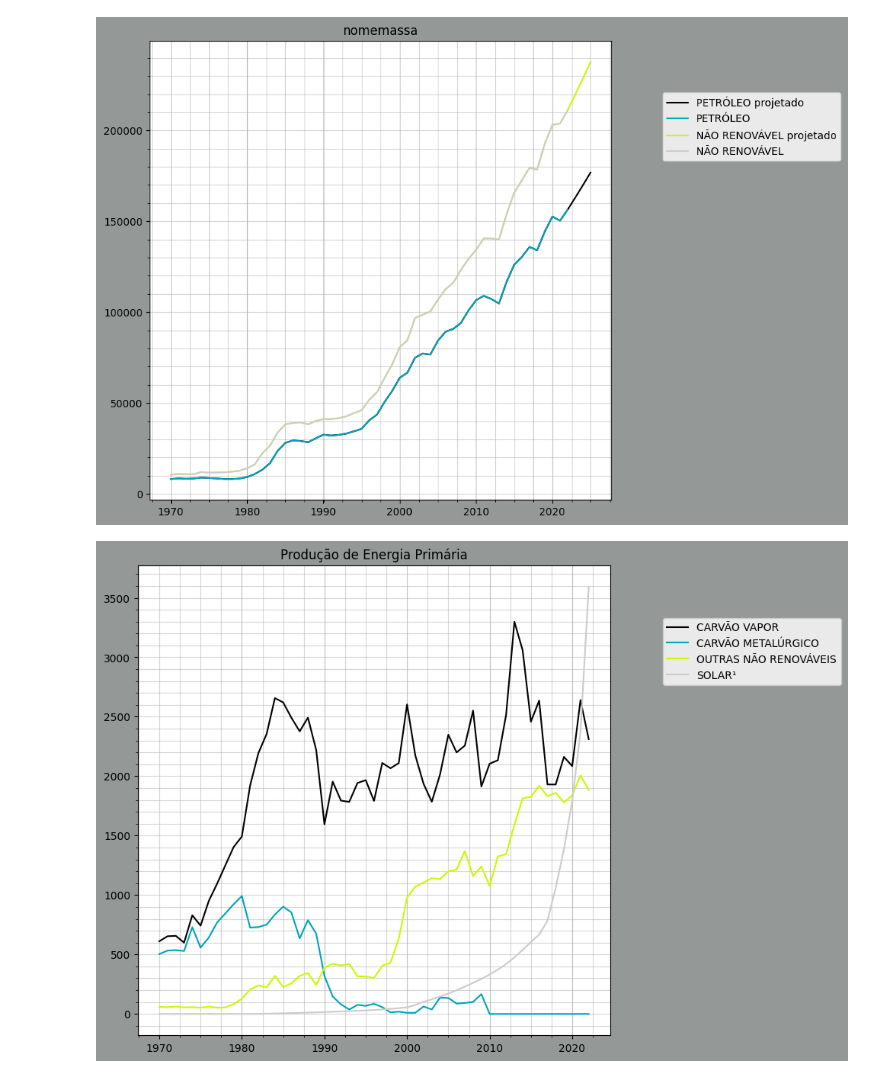
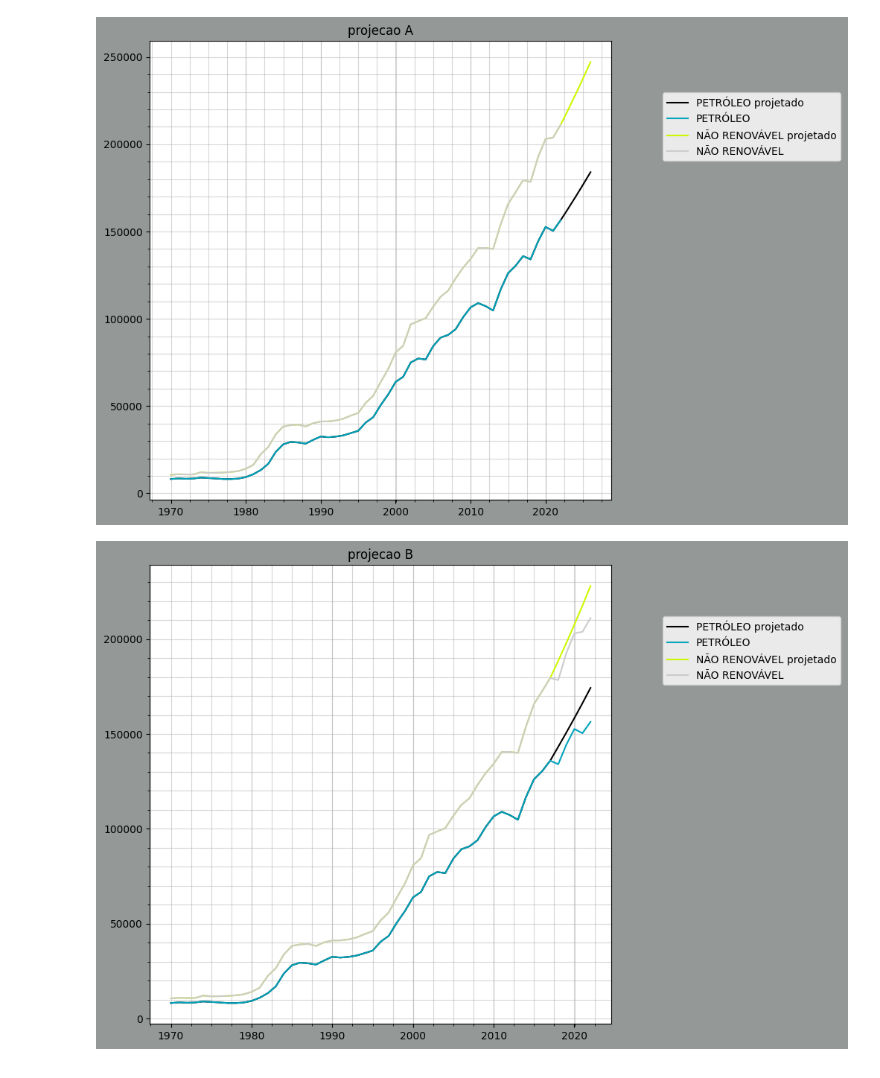
Before and after one commit to scrrpfv/projeto-ip, a Jupyter notebook: Analises/testes.ipynb, the cells around one changed output. Drawn from its saved outputs; the diff is of its cells as text; code cells hidden in the pictures.

```diff
--- a/Analises/testes.ipynb
+++ b/Analises/testes.ipynb
@@ -28,9 +28,12 @@ plt.show()
 # %%
-A = e.Projection.VAR(last_year_projected=2026, columns=[(0, 'PETRÓLEO'), (0, 'NÃO RENOVÁVEL')])
+A = e.Projection.VAR(last_year_projected=2027, columns=[(0, 'PETRÓLEO'), (0, 'NÃO RENOVÁVEL')])
+B = e.Projection.VAR(last_year_projected=2017, columns=[(0, 'PETRÓLEO'), (0, 'NÃO RENOVÁVEL')])
 
-e.add_dataframe(df=A, name='nomemassa')
-e.Plotting.autoplot('nomemassa')
-e.Plotting.autoplot(0, n=4)
+e.add_dataframe(df=A, name='projecao A')
+e.add_dataframe(df=B, name='projecao B')
+
+e.Plotting.autoplot('projecao A')
+e.Plotting.autoplot('projecao B')
 # %% [output]
-[figure, old version]
+[figure, new version]
-[figure, old version]
+[figure, new version]
```
Also changed, not shown: parts of 2 cells of this notebook, 5 other files.
